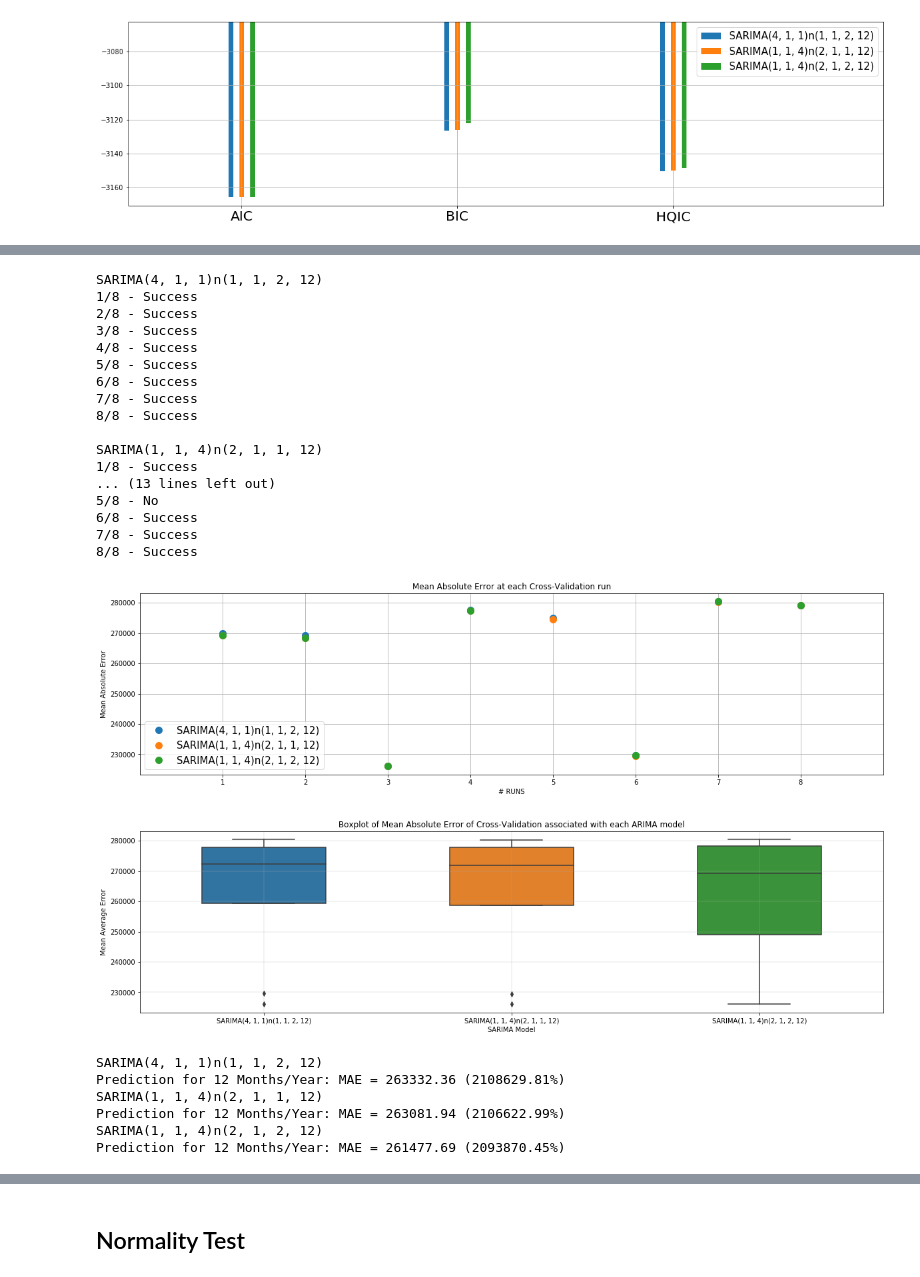
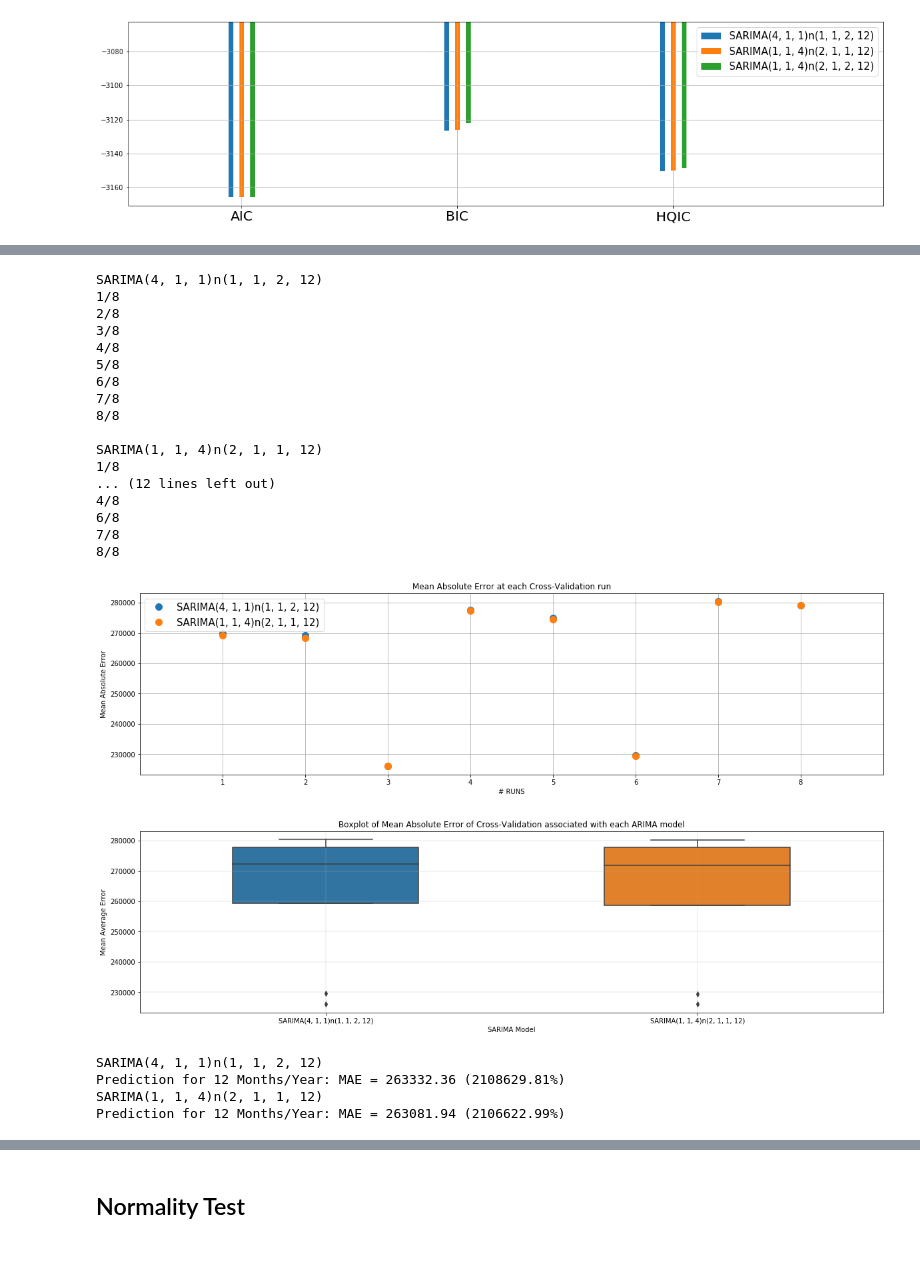
Before and after one commit to DidierRLopes/UnivariateTimeSeriesForecast, a Jupyter notebook: SARIMA.ipynb, the cells around one changed output, grey strips where cells are left out. Cells and saved outputs as stored; diff of their text form; code cells hidden in the pictures.

```diff
--- a/SARIMA.ipynb
+++ b/SARIMA.ipynb
@@ -39,3 +40,11 @@ def parse_tuple(string):
         return
     except:
         return
+# %%
+# Compute MAE over an array of different horizons
+def horizon_mae(y_true, y_pred, horizonSteps):
+    ae  = abs(y_pred - y_true.T);
+    list_MAE = list()
+    for i in horizonSteps:
+        list_MAE.append(round(np.mean(ae[0,:i]), 2))
+    return list_MAE;
@@ -41,0 +59,9 @@ def parse_tuple(string):
+# %%
+# Compute MAPE over an array of different horizons
+def horizon_mape(y_true, y_pred, horizonSteps):
+    ape = absolute_percentage_error(y_true.T, y_pred);
+    if ape is not None:
+        list_MAPE = list()
+        for i in horizonSteps:
+            list_MAPE.append(round(np.mean(ape[0,:i]), 2))
+        return list_MAPE;
@@ -591,6 +560,13 @@ NameError: name 'df_Train' is not defined
 labels = ['SARIMA(4, 1, 1)n(1, 1, 2, 12)',
           'SARIMA(1, 1, 4)n(2, 1, 1, 12)',
           'SARIMA(1, 1, 4)n(2, 1, 2, 12)']
+
+# Select data to be used for cross-validation
+Xcv, ycv = splitTrain.split_train_variableInput(sequence = df_Train.values[-240:],
+                                                minSamplesTrain = 200,
+                                                numOutputs = stepsToForecast[-1],
+                                                numJumps = 4)
+
 
 dict_MAE = {}
 for model_str in labels:
@@ -613,44 +589,42 @@ for model_str in labels:
 
                 list_conv.append(i+1)
 
-                mae = horizonMAE(ycv[i], predictions_array, stepsToForecast)
+                mae = horizon_mae(ycv[i], predictions_array, stepsToForecast)
                 list_mae.append(mae)
 
-                mape = horizonMAPE(ycv[i], predictions_array, stepsToForecast)
+                mape = horizon_mape(ycv[i], predictions_array, stepsToForecast)
                 list_mape.append(mape)
 
-                print("%d/%d - Success" % (i+1, len(Xcv)));
-            else:
-                print("%d/%d - No" % (i+1, len(Xcv)));
+                print("%d/%d" % (i+1, len(Xcv)));
         except:
-            print("%d/%d - No" % (i+1, len(Xcv)));
             continue
     print("")
 
     dict_MAE[model_str] =  {'conv': list_conv, 'mae': list_mae, 'mape': list_mape}
 # %% [output]
 SARIMA(4, 1, 1)n(1, 1, 2, 12)
-1/8 - Success
-2/8 - Success
-3/8 - Success
-4/8 - Success
-5/8 - Success
-6/8 - Success
-7/8 - Success
-8/8 - Success
+1/8
+2/8
+3/8
+4/8
+5/8
+6/8
+7/8
+8/8
 
 SARIMA(1, 1, 4)n(2, 1, 1, 12)
-1/8 - Success
-... (13 lines left out)
-5/8 - No
-6/8 - Success
-7/8 - Success
-8/8 - Success
+1/8
+... (12 lines left out)
+4/8
+6/8
+7/8
+8/8
 # %%
+labels = ['SARIMA(4, 1, 1)n(1, 1, 2, 12)',
+          'SARIMA(1, 1, 4)n(2, 1, 1, 12)']
+
+# Select index of stepsToForecast to assess cross-validation from
 PRED_IX = 3
-labels = ['SARIMA(4, 1, 1)n(1, 1, 2, 12)',
-          'SARIMA(1, 1, 4)n(2, 1, 1, 12)',
-          'SARIMA(1, 1, 4)n(2, 1, 2, 12)']
 
 
 plt.figure(figsize=(20,5));
@@ -666,38 +640,36 @@ if (len(Xcv) > 250):
     plt.xticks(np.arange(0, len(Xcv), 50))
 elif (len(Xcv) > 50):
     plt.xticks(np.arange(0, len(Xcv), 10))
 else:
     plt.xticks(np.arange(1,len(Xcv)+1))
 plt.xlim([0, len(Xcv)+1])
 plt.grid()
 plt.show();
 
 plt.figure(figsize=(20, 5))
 y_bp = []
 x_bp = np.empty((0))
 for model_str in labels:
     if (len(dict_MAE[model_str]['conv'])>0):
         maeVals = [mae[PRED_IX-1] for mae in dict_MAE[model_str]['mae']]
         y_bp.extend(maeVals)
         x_bp = np.append(x_bp, np.repeat(model_str, len(maeVals)))
         df_bp = pd.DataFrame(data={'SARIMA Model': x_bp, 'Mean Average Error': y_bp})
 bplot=sns.boxplot(y='Mean Average Error', x='SARIMA Model', data=df_bp, width=0.5)
 plt.title('Boxplot of Mean Absolute Error of Cross-Validation associated with each ARIMA model');
 plt.grid(linewidth=.3)
 plt.show();
 
 for i in np.arange(len(labels)):
     if (len(dict_MAE[labels[i]]['conv'])>0):
         print(labels[i])
         print('Prediction for ' + str(stepsToForecast[PRED_IX-1]) + ' ' + xlab + ': MAE = ' \
               + str(round(np.mean([mae[PRED_IX-1] for mae in dict_MAE[labels[i]]['mae']]), 2)) \
               + ' (' + str(round(np.mean([mape[PRED_IX-1] for mape in dict_MAE[labels[i]]['mape']]), 2)) + '%)' )
 # %% [output]
-[figure, old version]
+[figure, new version]
-[figure, old version]
+[figure, new version]
 SARIMA(4, 1, 1)n(1, 1, 2, 12)
 Prediction for 12 Months/Year: MAE = 263332.36 (2108629.81%)
 SARIMA(1, 1, 4)n(2, 1, 1, 12)
 Prediction for 12 Months/Year: MAE = 263081.94 (2106622.99%)
-SARIMA(1, 1, 4)n(2, 1, 2, 12)
-Prediction for 12 Months/Year: MAE = 261477.69 (2093870.45%)
```
Also changed, not shown: parts of 65 cells of this notebook, 3 other files.
